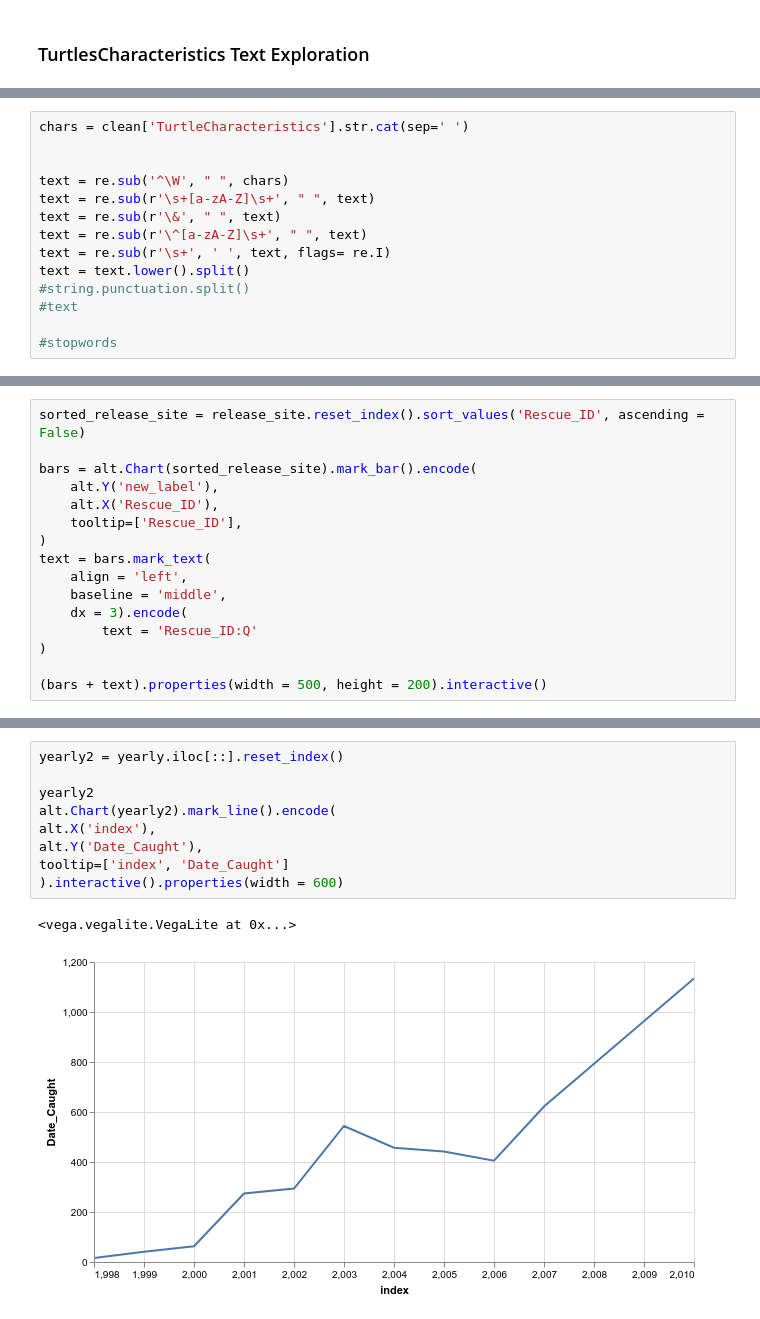
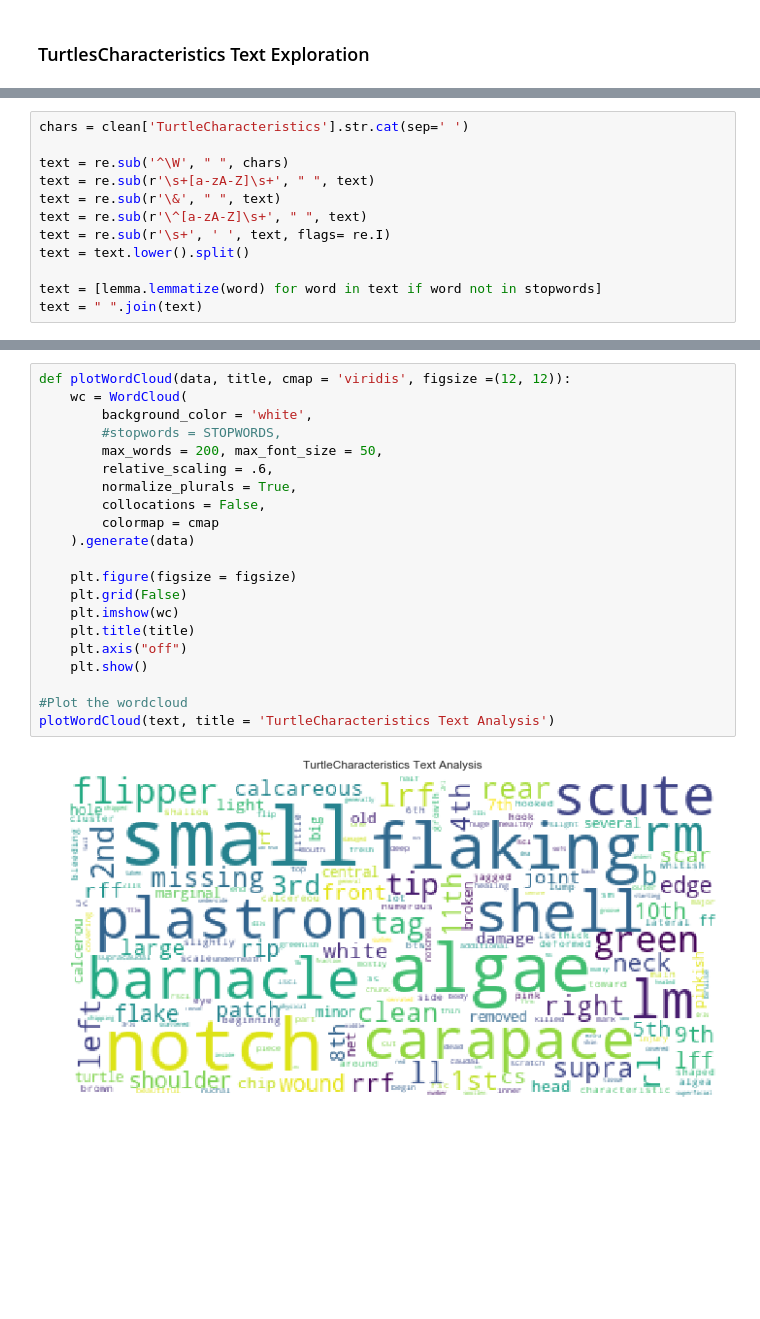
Before and after one commit to nyawanga/sea_turtles_rescue, a Jupyter notebook: Sea Turtle Rescue.ipynb, the cells around one changed output, grey strips where cells are left out. Saved outputs shown, nothing was run; the diff lists cells and outputs as text; blank space fills up the shorter version.

Commit message:
Wordcloud added

```diff
--- a/Sea Turtle Rescue.ipynb
+++ b/Sea Turtle Rescue.ipynb
@@ -330,6 +322,5 @@ string.punctuation.split()
 # %%
 chars = clean['TurtleCharacteristics'].str.cat(sep=' ')
-
 
 text = re.sub('^\W', " ", chars)
 text = re.sub(r'\s+[a-zA-Z]\s+', " ", text)
@@ -337,7 +328,6 @@ text = re.sub(r'\&', " ", text)
 text = re.sub(r'\^[a-zA-Z]\s+', " ", text)
 text = re.sub(r'\s+', ' ', text, flags= re.I)
 text = text.lower().split()
-#string.punctuation.split()
-#text
 
-#stopwords
+text = [lemma.lemmatize(word) for word in text if word not in stopwords]
+text = " ".join(text)
@@ -350,16 +333,0 @@ RendererRegistry.enable('notebook')
-# %%
-sorted_release_site = release_site.reset_index().sort_values('Rescue_ID', ascending = False)
-
-bars = alt.Chart(sorted_release_site).mark_bar().encode(
-    alt.Y('new_label'),
-    alt.X('Rescue_ID'),
-    tooltip=['Rescue_ID'],
-)
-text = bars.mark_text(
-    align = 'left',
-    baseline = 'middle',
-    dx = 3).encode(
-        text = 'Rescue_ID:Q'
-)
-
-(bars + text).properties(width = 500, height = 200).interactive()
@@ -383,12 +334,23 @@ color = alt.condition(
-# %%
-yearly2 = yearly.iloc[::].reset_index()
-
-yearly2
-alt.Chart(yearly2).mark_line().encode(
-alt.X('index'),
-alt.Y('Date_Caught'),
-tooltip=['index', 'Date_Caught']
-).interactive().properties(width = 600)
-# %% [output]
-<vega.vegalite.VegaLite at 0x...>
-[figure, removed]
+# %%
+def plotWordCloud(data, title, cmap = 'viridis', figsize =(12, 12)):
+    wc = WordCloud(
+        background_color = 'white',
+        #stopwords = STOPWORDS,
+        max_words = 200, max_font_size = 50,
+        relative_scaling = .6,
+        normalize_plurals = True,
+        collocations = False,
+        colormap = cmap
+    ).generate(data)
+
+    plt.figure(figsize = figsize)
+    plt.grid(False)
+    plt.imshow(wc)
+    plt.title(title)
+    plt.axis("off")
+    plt.show()
+
+#Plot the wordcloud
+plotWordCloud(text, title = 'TurtleCharacteristics Text Analysis')
+# %% [output]
+[figure, added]
```
Also changed, not shown: parts of 6 cells of this notebook.
